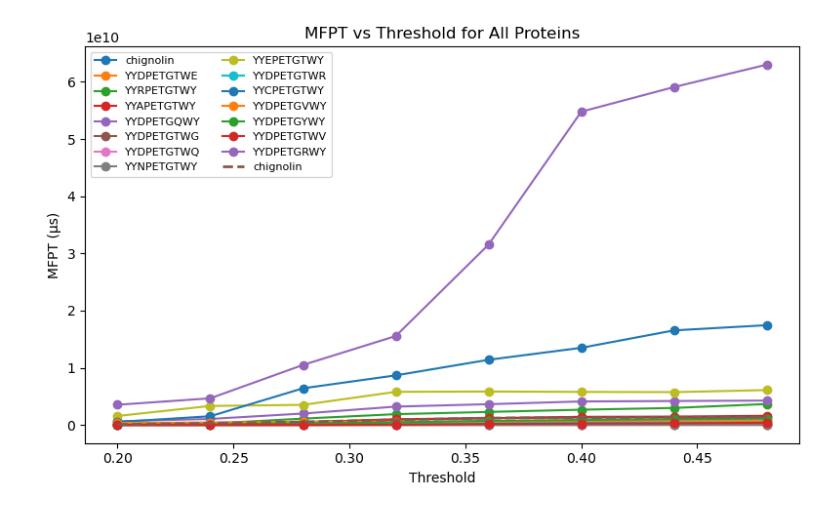
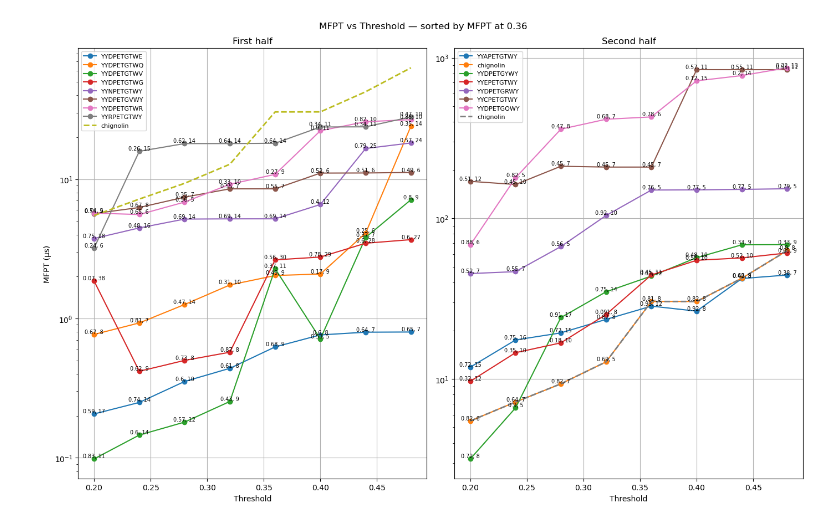
Before and after one commit to MendelsResearchGroup/guiding-peptide-kinetics, a Jupyter notebook: src/fpt.ipynb, the cells around one changed output. Saved outputs shown, nothing was run; the diff lists cells and outputs as text; code cells hidden in the pictures.

Commit message:
Commit recent changes including compiled data

```diff
--- a/src/fpt.ipynb
+++ b/src/fpt.ipynb
@@ -50,6 +55,6 @@ Missing: ../data/YYDPETGTWV/output/run_4157/HLDA_COLVAR_4157
 # %%
 import pickle
 
-with open("../data/mfpt.pkl", "wb") as f:
+with open("../data/mfpt-pace=5000.pkl", "wb") as f:
     pickle.dump(all_mfpt, f)
 # %%
@@ -94,12 +100,12 @@ import matplotlib.pyplot as plt
 from scipy import stats
 from STiMetaD import STiMetaD
 import numpy as np
+import pickle
 
-
-with open("../data/mfpt.pkl", "rb") as f:
+with open("../data/mfpt-pace=5000.pkl", "rb") as f:
     all_mfpt = pickle.load(f)
 
-estimator = STiMetaD(minSampleSize=5)
+estimator = STiMetaD(minSampleSize=10)
 thresholds = np.arange(0.2, 0.50, 0.04)
 short_to_residue = {short: idx for idx, shorts in groupByResidue.items() for short in shorts}
 short_to_property = {short: prop for prop, shorts in groupByProperty.items() for short in shorts}
@@ -119,10 +125,9 @@ def collect_df(th: float, sample_size: int):
             raise ValueError(f"Unknown mutation: {long_name}")
         s = np.array(all_mfpt[long_name][th])[:sample_size]
         mfpt = estimator.estimateMFPT(s)
-        print(f"{long_name} ({short}): {(mfpt * 1e-6):.2f} us")
-        # x = eigenvalue difference; y = log MFPT in seconds (assuming your 1e6 factor is us->s)
-        x = wt_eigenvalue - data.loc[short, "eigenvalue"]
-        y = np.log(mfpt / 1e6)
+        print(f"{long_name} ({short}): {(mfpt * 1e-6):.3g} us")
+        x = np.log(wt_eigenvalue / data.loc[short, "eigenvalue"])
+        y = np.log(chig_mfpt / mfpt)
 
         rows.append({
             "long": long_name,
@@ -141,7 +146,7 @@ def color_map(keys):
     base = cycle(plt.rcParams['axes.prop_cycle'].by_key().get('color', []))
     return {k: next(base) for k in keys}
 
-sample_size = 200
+sample_size = 100
 th = thresholds[4]
 
 df, chig_mfpt = collect_df(th, sample_size)
@@ -251,39 +297,64 @@ residue_idx
 # %%
-def plot_all_mfpt(all_mfpt, proteins, thresholds, sample_size):
-    # Collect MFPT (µs) for every protein across thresholds
+
+
+def plot_all_mfpt(all_mfpt, proteins, thresholds, sort_idx=4):
+    """
+    Sort proteins by ascending MFPT at thresholds[sort_idx] and plot side-by-side
+    with independent y-scales and legends.
+    """
+    sort_idx = max(0, min(sort_idx, len(thresholds) - 1))
+
+    # Collect MFPT (µs)
     series = {p: [] for p in proteins}
+    pValues = {p: [] for p in proteins}
     chig = []
 
     for th in thresholds:
-        # Optional: chignolin baseline per-threshold if available
-        if 'chignolin' in all_mfpt and th in all_mfpt['chignolin']:
-            s = np.array(all_mfpt['chignolin'][th])[:sample_size]
-            chig_mfpt, _ = estimator.iMetaDMFPT(s, KStest=True)
-            chig.append(chig_mfpt)
-        else:
-            chig.append(np.nan)
+        s = np.sort(np.array(all_mfpt['chignolin'][th]))
+        chig_mfpt, lim = estimateMFPT(s)
+        chig.append(chig_mfpt / 1e6)
 
         for p in proteins:
-            s = np.array(all_mfpt[p][th])[:sample_size]
-            mfpt, _ = estimator.iMetaDMFPT(s, KStest=True)  # returns µs
-            series[p].append(mfpt)
+            s = np.sort(np.array(all_mfpt[p][th]))
+            mfpt, lim = estimateMFPT(s)
+            series[p].append(mfpt / 1e6)
+            tau, pValue, D = fit_exp_ks(s[:lim])
 
-    # Plot
-    plt.figure(figsize=(8, 5))
-    for p, ys in series.items():
-        plt.plot(thresholds, ys, marker='o', label=p)
-    # Chignolin reference (if present)
-    if not np.all(np.isnan(chig)):
-        plt.plot(thresholds, chig, linestyle='--', linewidth=2, label='chignolin')
+            pValues[p].append((pValue, lim))
 
-    plt.xlabel('Threshold')
-    plt.ylabel('MFPT (µs)')
-    # plt.yscale('log')  # MFPTs often span orders of magnitude
-    plt.title('MFPT vs Threshold for All Proteins')
-    plt.legend(ncol=2, fontsize=8)
+    def sort_key(p):
+        return series[p][sort_idx]
+
+    proteins_sorted = sorted(proteins, key=sort_key)
+
+    mid = (len(proteins_sorted) + 1) // 2
+    halves = [proteins_sorted[:mid], proteins_sorted[mid:]]
+
+    fig, axes = plt.subplots(1, 2, figsize=(14, 9), sharey=False)
+    ref_th = thresholds[sort_idx]
+
+    for ax, subset, title_suffix in zip(axes, halves, ['First half', 'Second half']):
+        for p in subset:
+            ax.plot(thresholds, series[p], marker='o', label=p)
+
+            for x, y, (p, lim) in zip(thresholds,series[p], pValues[p]):
+                ax.text(x, y, f"{p:.2g}, {lim}", ha='center', va='bottom', fontsize=7)
+
+        ax.plot(thresholds, chig, linestyle='--', linewidth=2, label='chignolin')
+        ax.set_xlabel('Threshold')
+        ax.set_title(f'{title_suffix}')
+        ax.set_yscale('log')
+        ax.legend(fontsize=8, ncol=1)
+        ax.grid(True)
+
+    axes[0].set_ylabel('MFPT (µs)')
+    fig.suptitle(f'MFPT vs Threshold — sorted by MFPT at {ref_th:.3g}')
+
     plt.tight_layout()
     plt.show()
 
-plot_all_mfpt(all_mfpt, proteins, thresholds, sample_size=200)
+    return proteins_sorted
+
+plot_all_mfpt(all_mfpt, proteins, thresholds)
 # %% [output]
-[figure, old version]
+[figure, new version]
```
Also changed, not shown: parts of 9 cells of this notebook, 23 other files.
